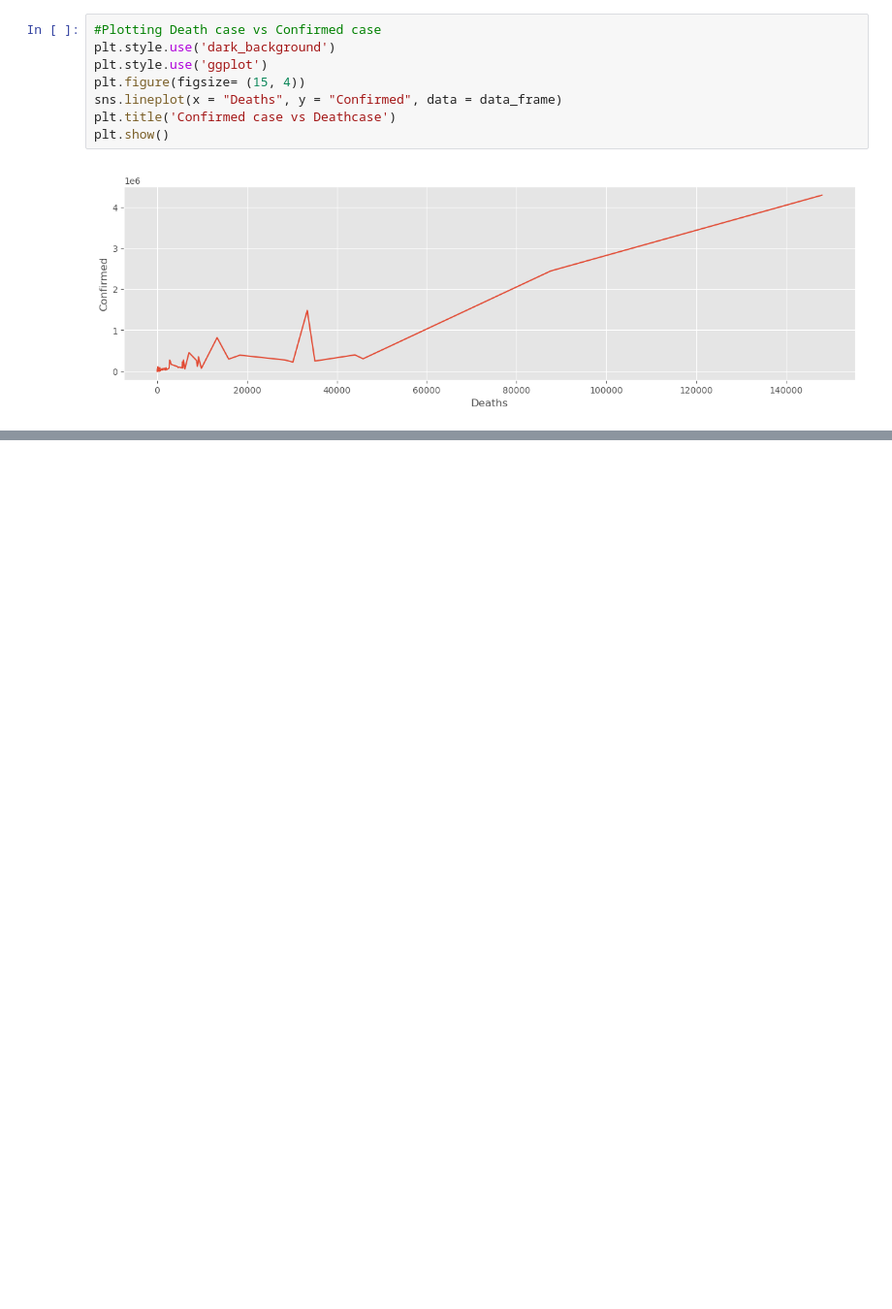
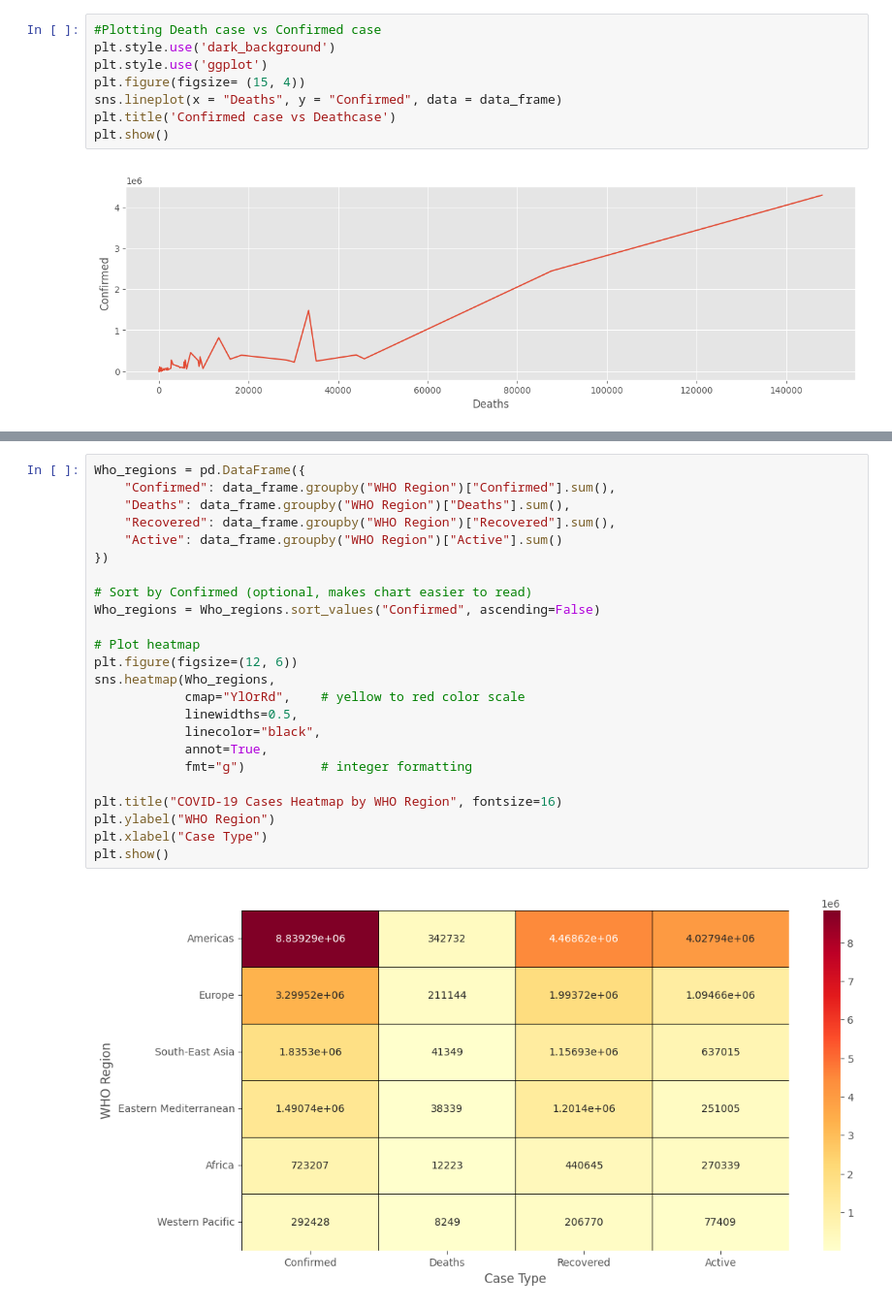
Before and after one commit to Gyawalisahaj/Covid19-Dataanalysis, a Jupyter notebook: Covid19.ipynb, the cells around one changed output, grey strips where cells are left out. Shown: that part at 97% size. Drawn from its saved outputs; the diff is of its cells as text; blank space fills up the shorter version.

```diff
--- a/Covid19.ipynb
+++ b/Covid19.ipynb
@@ -518,5 +382,31 @@ sns.lineplot(x='1 week % increase', y= "WHO Region", data = data_frame)
 plt.show()
 # %% [output]
 [figure]
+# %%
+Who_regions = pd.DataFrame({
+    "Confirmed": data_frame.groupby("WHO Region")["Confirmed"].sum(),
+    "Deaths": data_frame.groupby("WHO Region")["Deaths"].sum(),
+    "Recovered": data_frame.groupby("WHO Region")["Recovered"].sum(),
+    "Active": data_frame.groupby("WHO Region")["Active"].sum()
+})
+
+# Sort by Confirmed (optional, makes chart easier to read)
+Who_regions = Who_regions.sort_values("Confirmed", ascending=False)
+
+# Plot heatmap
+plt.figure(figsize=(12, 6))
+sns.heatmap(Who_regions,
+            cmap="YlOrRd",    # yellow to red color scale
+            linewidths=0.5,
+            linecolor="black",
+            annot=True,
+            fmt="g")          # integer formatting
+
+plt.title("COVID-19 Cases Heatmap by WHO Region", fontsize=16)
+plt.ylabel("WHO Region")
+plt.xlabel("Case Type")
+plt.show()
+# %% [output]
+[figure, added]
 # %%
 # Data loading of Nepal
```
Also changed, not shown: parts of 12 cells of this notebook.
